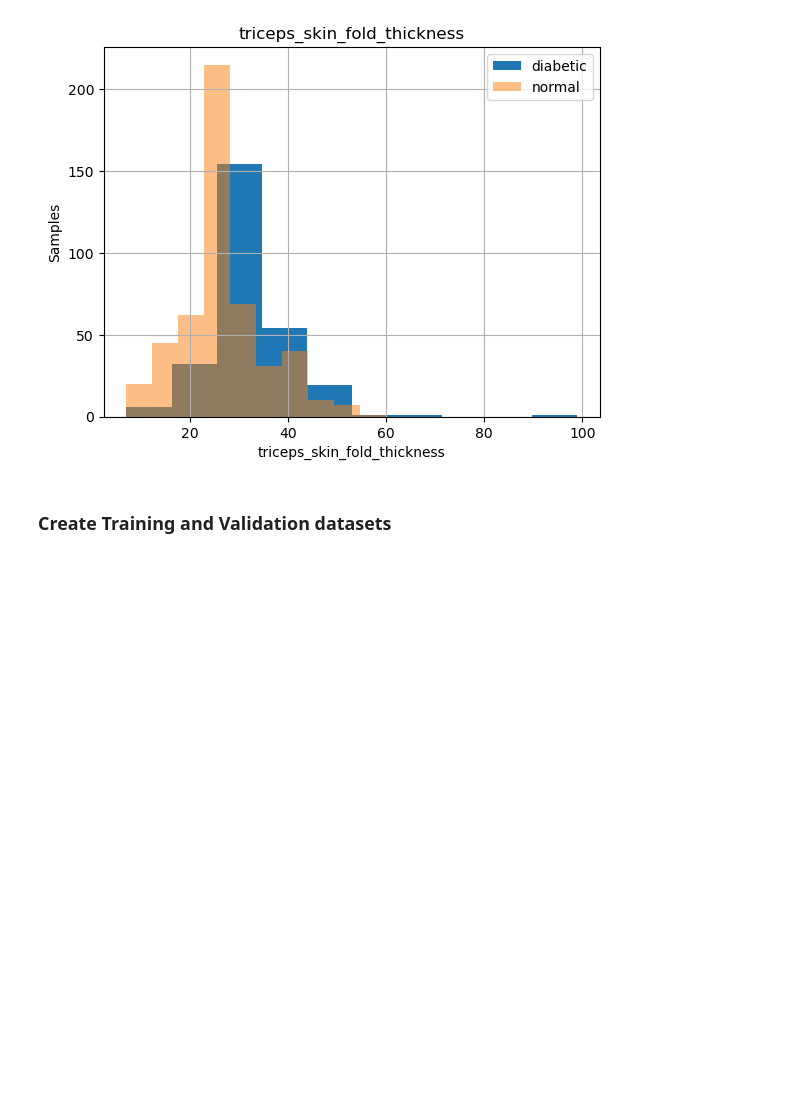
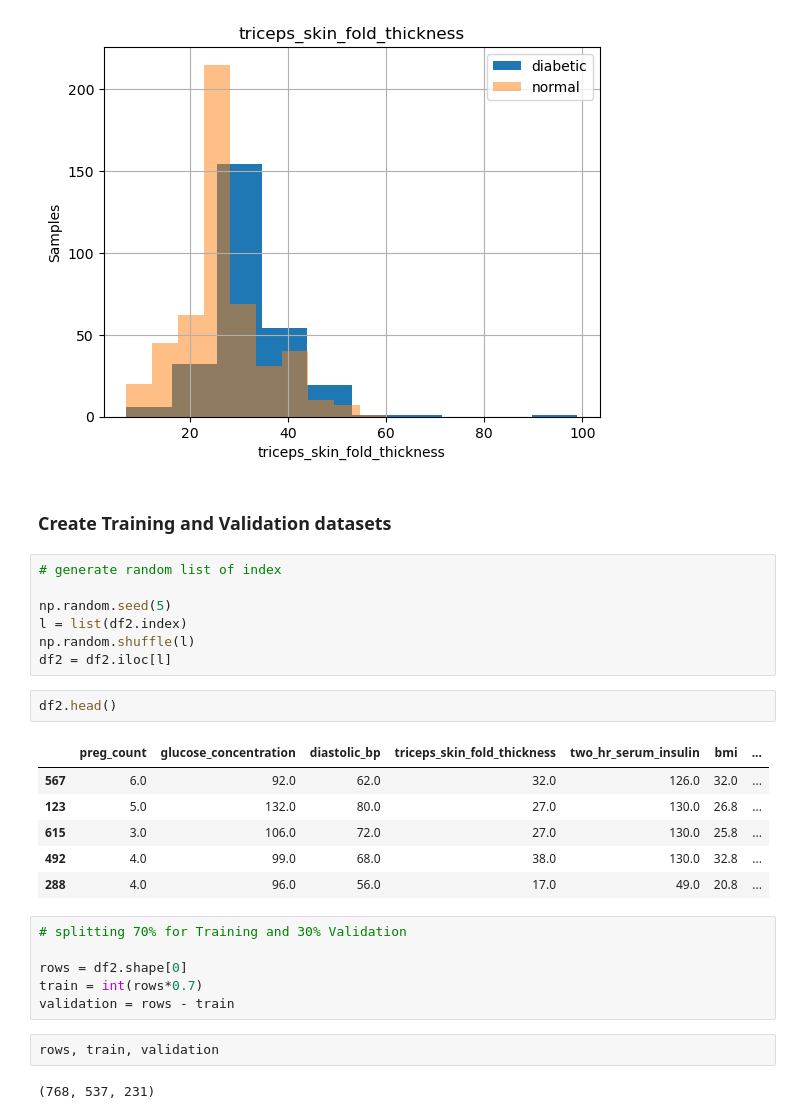
Before and after one commit to saravanankrishnarajan/SageMaker, a Jupyter notebook: xgboost/DiabetesClassification/solution_diabetes_data_preparation.ipynb, the cells around one changed output. Saved outputs shown, nothing was run; the diff lists cells and outputs as text; blank space fills up the shorter version.

```diff
--- a/xgboost/DiabetesClassification/solution_diabetes_data_preparation.ipynb
+++ b/xgboost/DiabetesClassification/solution_diabetes_data_preparation.ipynb
@@ -307,3 +307,29 @@ plt.show()
 [figure]
 # %% [markdown]
 ### Create Training and Validation datasets
+# %%
+# generate random list of index
+
+np.random.seed(5)
+l = list(df2.index)
+np.random.shuffle(l)
+df2 = df2.iloc[l]
+# %%
+df2.head()
+# %% [output]
+|  | preg_count | glucose_concentration | diastolic_bp | triceps_skin_fold_thickness | two_hr_serum_insulin | bmi | ... |
+| 567 | 6.0 | 92.0 | 62.0 | 32.0 | 126.0 | 32.0 | ... |
+| 123 | 5.0 | 132.0 | 80.0 | 27.0 | 130.0 | 26.8 | ... |
+| 615 | 3.0 | 106.0 | 72.0 | 27.0 | 130.0 | 25.8 | ... |
+| 492 | 4.0 | 99.0 | 68.0 | 38.0 | 130.0 | 32.8 | ... |
+| 288 | 4.0 | 96.0 | 56.0 | 17.0 | 49.0 | 20.8 | ... |
+# %%
+# splitting 70% for Training and 30% Validation
+
+rows = df2.shape[0]
+train = int(rows*0.7)
+validation = rows - train
+# %%
+rows, train, validation
+# %% [output]
+(768, 537, 231)
```
Also changed, not shown: parts of 3 cells of this notebook, 2 other files.
